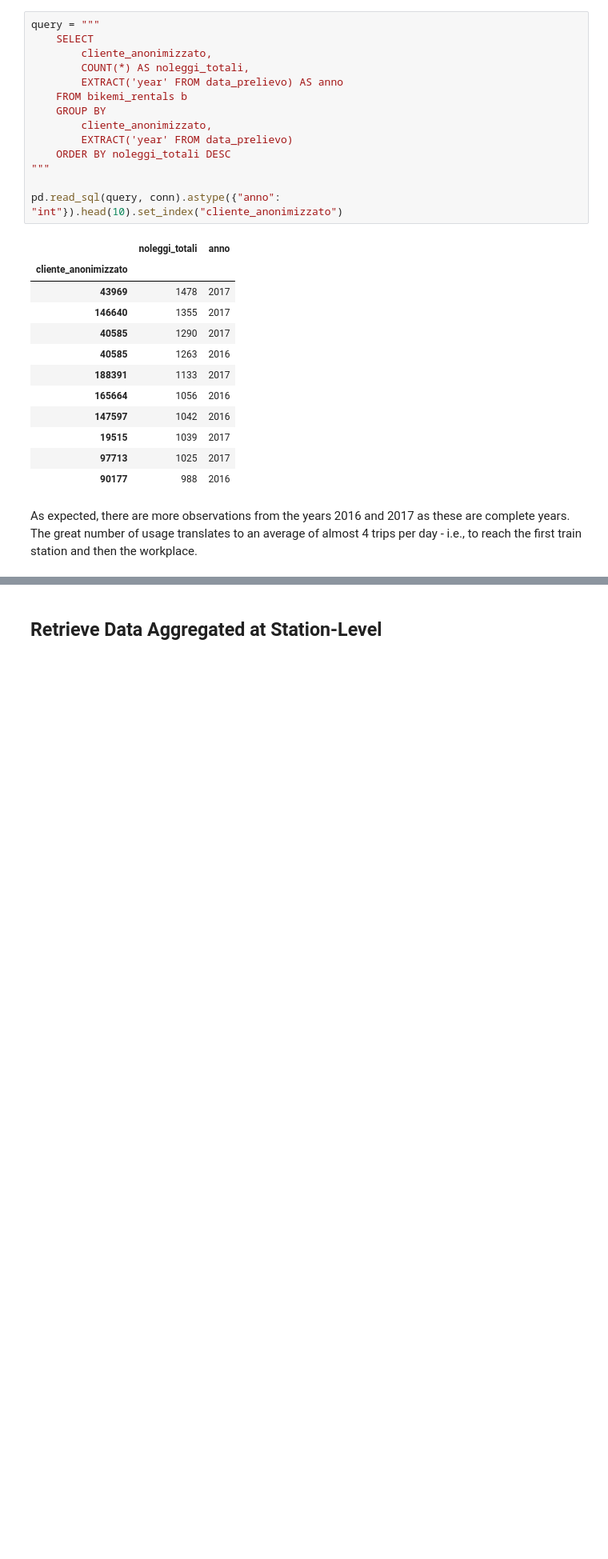
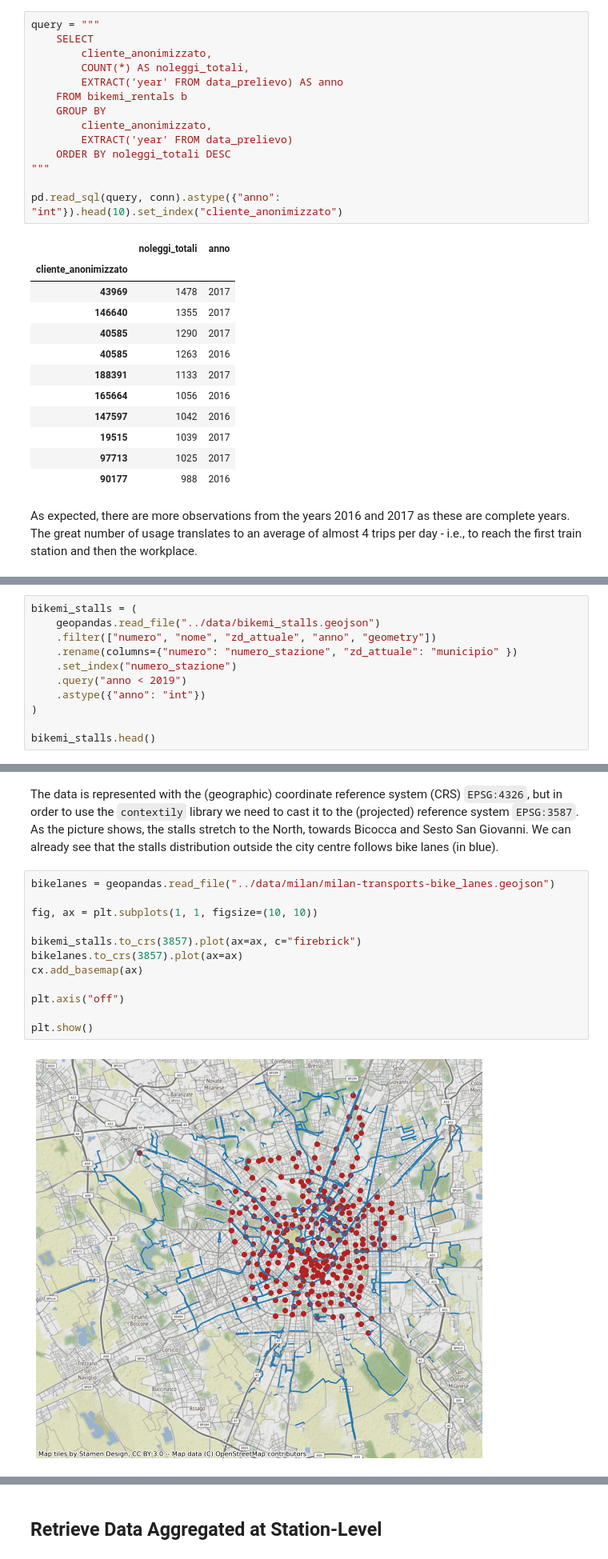
Before and after one commit to toscasterre/thesis-forecasting, a Jupyter notebook: notebooks/03-data_ingestion_and_spatial_operations.ipynb, the cells around one changed output, grey strips where cells are left out. Shown at 80% size. Saved outputs shown, nothing was run; the diff lists cells and outputs as text; blank space fills up the shorter version.

```diff
--- a/notebooks/03-data_ingestion_and_spatial_operations.ipynb
+++ b/notebooks/03-data_ingestion_and_spatial_operations.ipynb
@@ -182,0 +263,11 @@ As expected, there are more observations from the years 2016 and 2017 as these a
+# %%
+bikemi_stalls = (
+    geopandas.read_file("../data/bikemi_stalls.geojson")
+    .filter(["numero", "nome", "zd_attuale", "anno", "geometry"])
+    .rename(columns={"numero": "numero_stazione", "zd_attuale": "municipio" })
+    .set_index("numero_stazione")
+    .query("anno < 2019")
+    .astype({"anno": "int"})
+)
+
+bikemi_stalls.head()
@@ -182,0 +282,16 @@ As expected, there are more observations from the years 2016 and 2017 as these a
+# %% [markdown]
+The data is represented with the (geographic) coordinate reference system (CRS) `EPSG:4326`, but in order to use the `contextily` library we need to cast it to the (projected) reference system `EPSG:3587`. As the picture shows, the stalls stretch to the North, towards Bicocca and Sesto San Giovanni. We can already see that the stalls distribution outside the city centre follows bike lanes (in blue).
+# %%
+bikelanes = geopandas.read_file("../data/milan/milan-transports-bike_lanes.geojson")
+
+fig, ax = plt.subplots(1, 1, figsize=(10, 10))
+
+bikemi_stalls.to_crs(3857).plot(ax=ax, c="firebrick")
+bikelanes.to_crs(3857).plot(ax=ax)
+cx.add_basemap(ax)
+
+plt.axis("off")
+
+plt.show()
+# %% [output]
+[figure, added]
```
Also changed, not shown: parts of 15 cells of this notebook, 4 other files.
